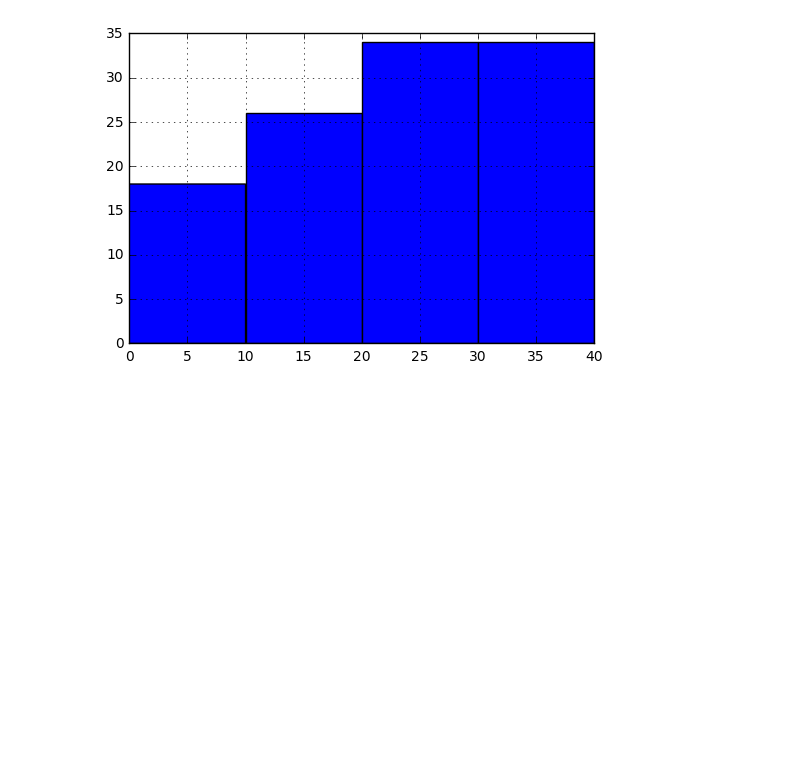
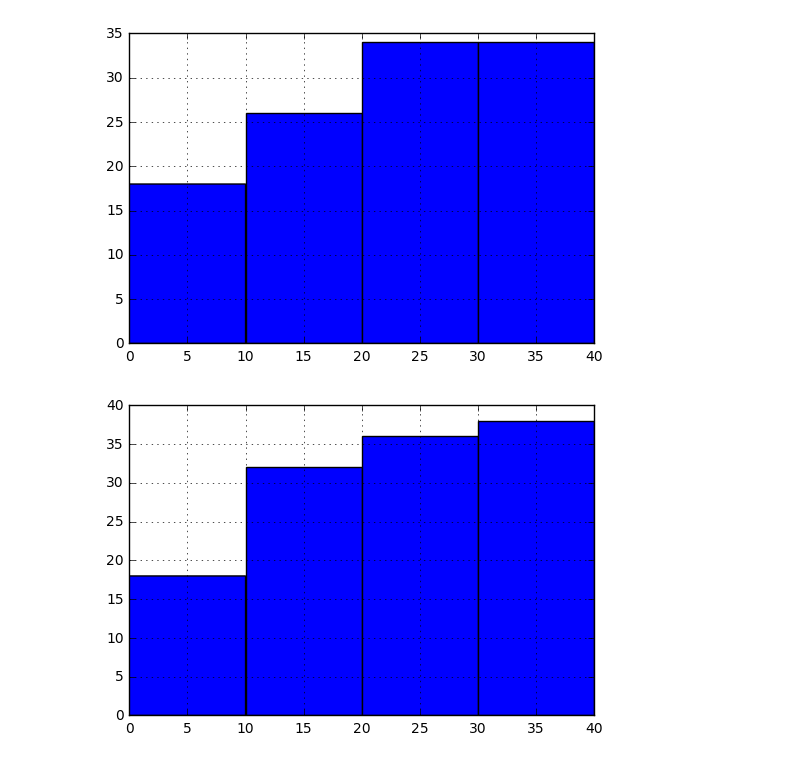
Before and after one commit to pdfarhad/datascience-tools, a Jupyter notebook: upo-cumulative_code.ipynb, the cells around one changed output. Drawn from its saved outputs; the diff is of its cells as text; code cells hidden in the pictures; blank space fills up the shorter version.

```diff
--- a/upo-cumulative_code.ipynb
+++ b/upo-cumulative_code.ipynb
@@ -34,3 +34,8 @@ data3.hist( cumulative=True, bins=[0, 10, 20, 30, 40])
 plt.show()
 # %% [output]
 [figure]
+# %%
+data4.hist( cumulative=True, bins=[0, 10, 20, 30, 40])
+plt.show()
+# %% [output]
+[figure, added]
```
Also changed, not shown: parts of 1 cell of this notebook.
